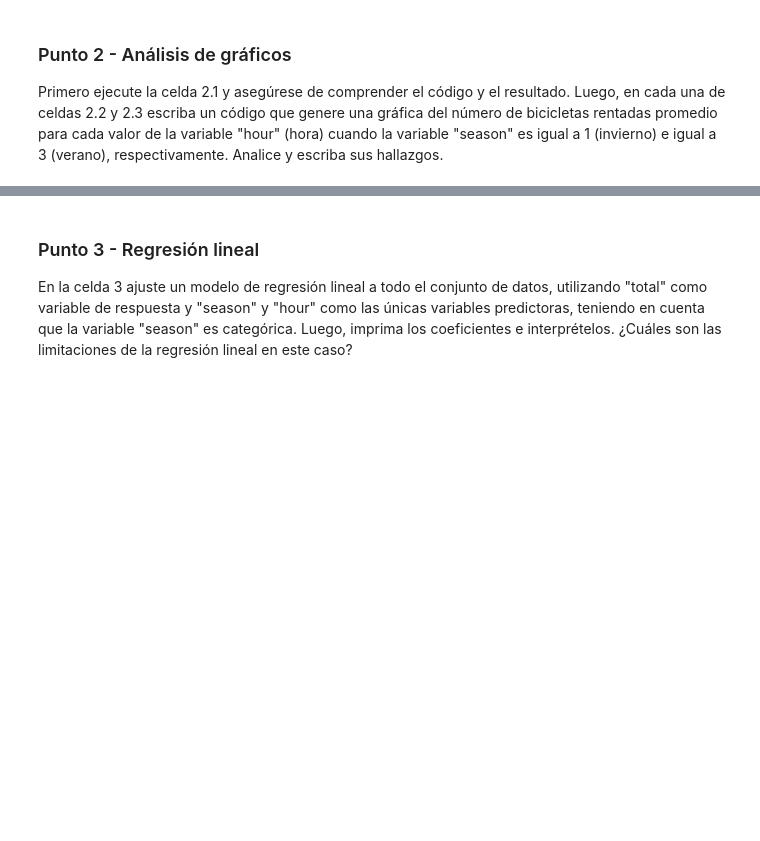
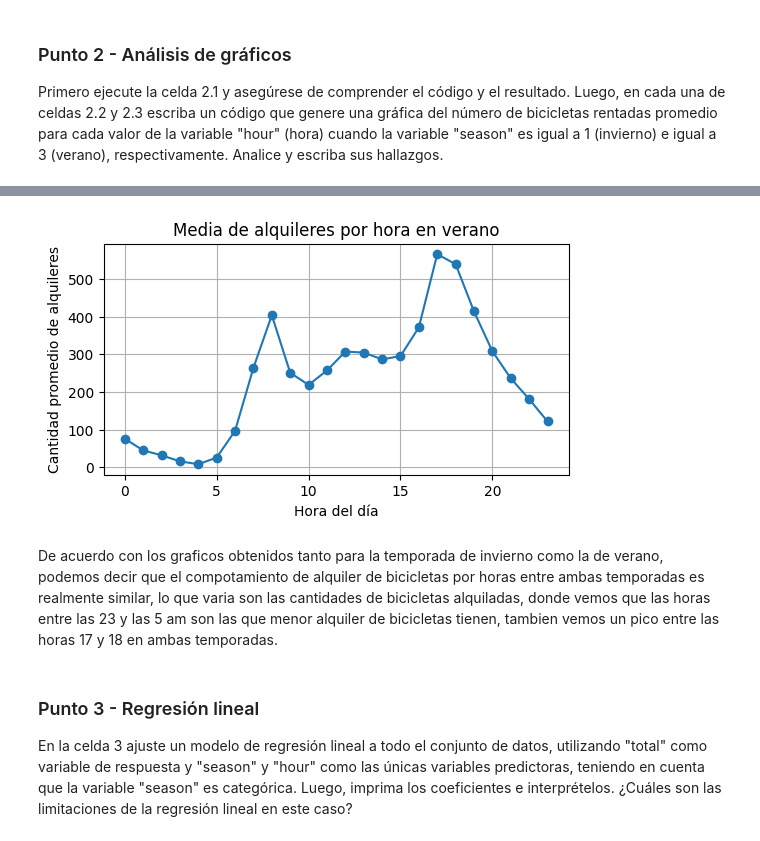
Before and after one commit to Dsharlie/ML-NLP, a Jupyter notebook: Semana 1/S1TC1_arboles_ensamblajes.ipynb, the cells around one changed output, grey strips where cells are left out. Saved outputs shown, nothing was run; the diff lists cells and outputs as text; code cells hidden in the pictures; blank space fills up the shorter version.

```diff
--- a/Semana 1/S1TC1_arboles_ensamblajes.ipynb
+++ b/Semana 1/S1TC1_arboles_ensamblajes.ipynb
@@ -57,3 +154,17 @@ bikes.groupby('hour').total.mean().plot()
+# %%
+# Celda 2.3 - "season"=3 escriba su código y hallazgos
+summer_rentals = bikes[bikes['season'] == 3].groupby('hour').total.mean()
+plt.figure(figsize=(6, 3))
+plt.plot(summer_rentals.index, summer_rentals.values, marker='o')
+plt.title('Media de alquileres por hora en verano')
+plt.xlabel('Hora del día')
+plt.ylabel('Cantidad promedio de alquileres')
+plt.grid(True)
+plt.show()
+# %% [output]
+[figure, added]
+# %% [markdown]
+De acuerdo con los graficos obtenidos tanto para la temporada de invierno como la de verano, podemos decir que el compotamiento de alquiler de bicicletas por horas entre ambas temporadas es realmente similar, lo que varia son las cantidades de bicicletas alquiladas, donde vemos que las horas entre las 23 y las 5 am son las que menor alquiler de bicicletas tienen, tambien vemos un pico entre las horas 17 y 18 en ambas temporadas.
 # %% [markdown]
 ### Punto 3 - Regresión lineal
 En la celda 3 ajuste un modelo de regresión lineal a todo el conjunto de datos, utilizando "total" como variable de respuesta y "season" y "hour" como las únicas variables predictoras, teniendo en cuenta que la variable "season" es categórica. Luego, imprima los coeficientes e interprételos. ¿Cuáles son las limitaciones de la regresión lineal en este caso?
```
Also changed, not shown: parts of 55 cells of this notebook.
